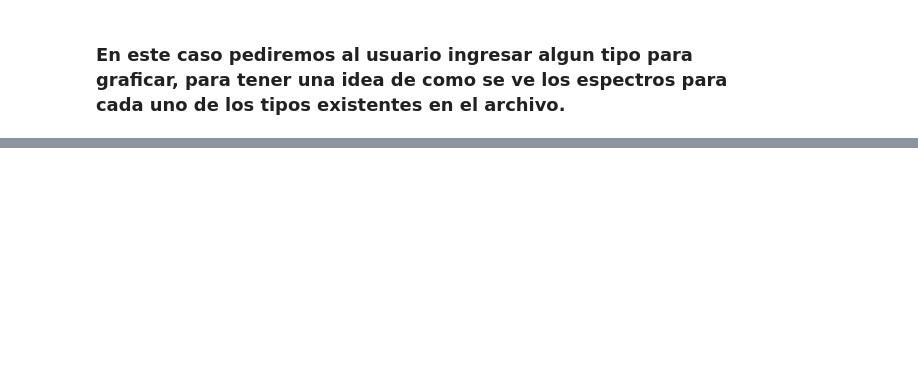
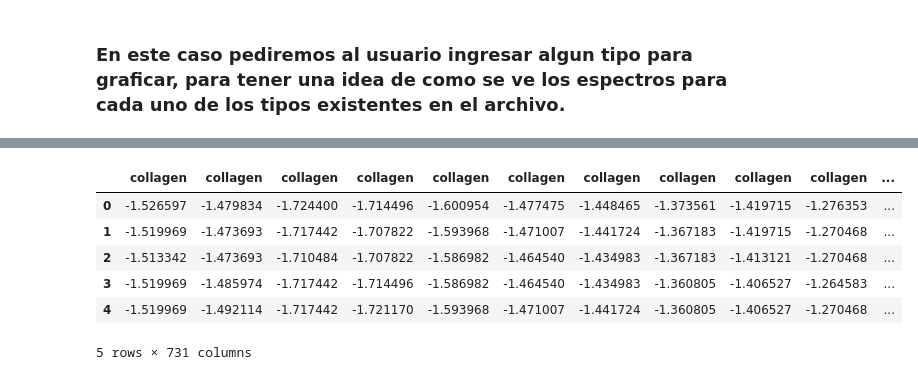
Before and after one commit to diegoseo/Proyecto-TFG, a Jupyter notebook: Ricardo/lectura-juan.ipynb, the cells around one changed output, grey strips where cells are left out. Cells and saved outputs as stored; diff of their text form; code cells hidden in the pictures; blank space fills up the shorter version.

```diff
--- a/Ricardo/lectura-juan.ipynb
+++ b/Ricardo/lectura-juan.ipynb
@@ -142,0 +226,21 @@ Ingrese el tipo de espectro para graficar (opciones: DNA, glycogen, lipids, coll
+# %%
+# Volver a realizar la estandarización con las columnas corregidas
+data_no_suffix = df.drop(columns=["Ramanshift"])  # Eliminar la columna 'Ramanshift'
+
+# Estandarizar los datos nuevamente
+scaler = StandardScaler()
+data_standardized_no_suffix = scaler.fit_transform(data_no_suffix)
+
+# Convertir la matriz estandarizada en un DataFrame para inspección
+data_standardized_no_suffix_df = pd.DataFrame(data_standardized_no_suffix, columns=data_no_suffix.columns)
+
+# Mostrar las primeras filas del DataFrame estandarizado sin sufijos
+data_standardized_no_suffix_df.head()
+# %% [output]
+|  | collagen | collagen | collagen | collagen | collagen | collagen | collagen | collagen | collagen | collagen | ... |
+| 0 | -1.526597 | -1.479834 | -1.724400 | -1.714496 | -1.600954 | -1.477475 | -1.448465 | -1.373561 | -1.419715 | -1.276353 | ... |
+| 1 | -1.519969 | -1.473693 | -1.717442 | -1.707822 | -1.593968 | -1.471007 | -1.441724 | -1.367183 | -1.419715 | -1.270468 | ... |
+| 2 | -1.513342 | -1.473693 | -1.710484 | -1.707822 | -1.586982 | -1.464540 | -1.434983 | -1.367183 | -1.413121 | -1.270468 | ... |
+| 3 | -1.519969 | -1.485974 | -1.717442 | -1.714496 | -1.586982 | -1.464540 | -1.434983 | -1.360805 | -1.406527 | -1.264583 | ... |
+| 4 | -1.519969 | -1.492114 | -1.717442 | -1.721170 | -1.593968 | -1.471007 | -1.441724 | -1.360805 | -1.406527 | -1.270468 | ... |
+5 rows × 731 columns
```
Also changed, not shown: parts of 15 cells of this notebook, 2 other files.
